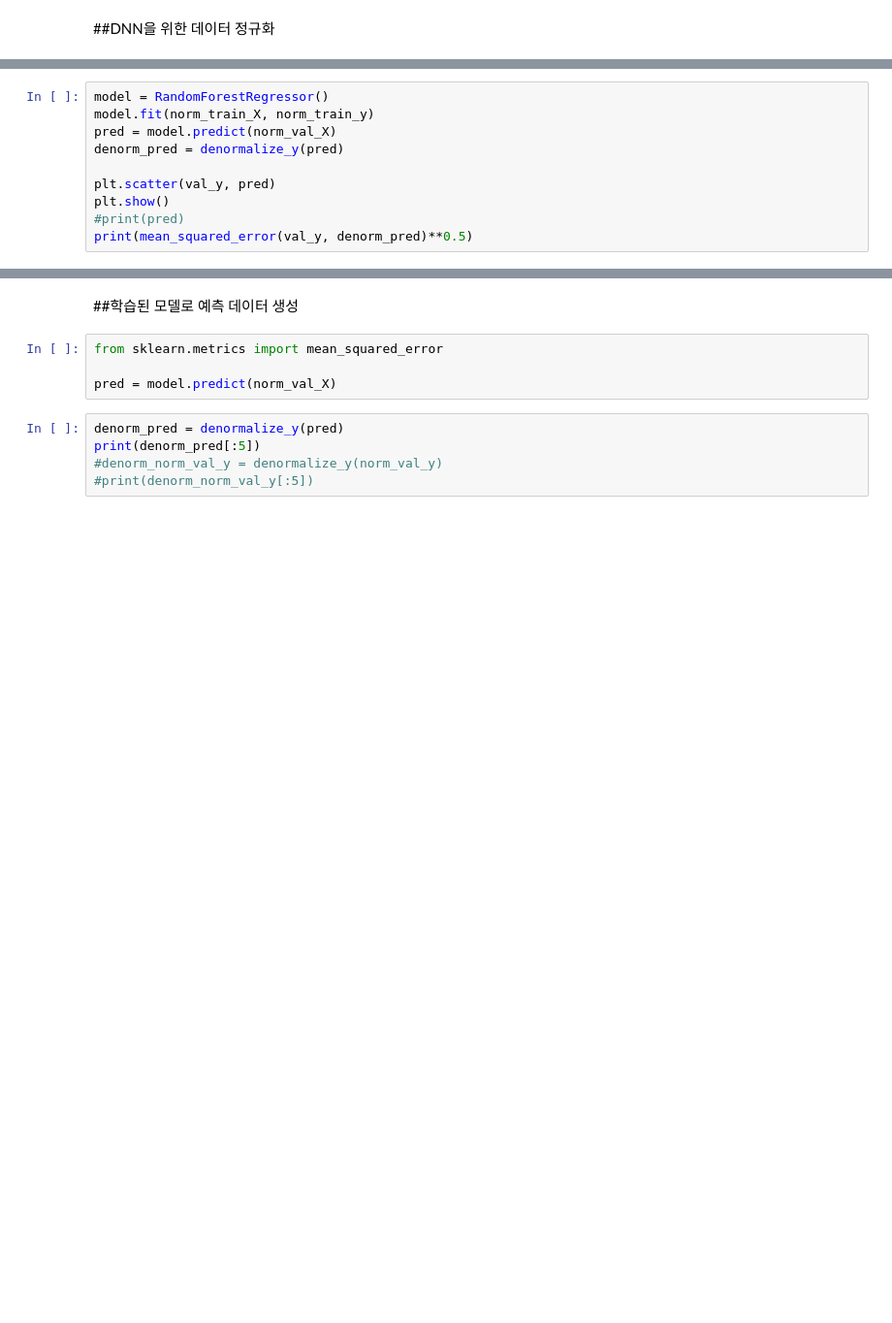
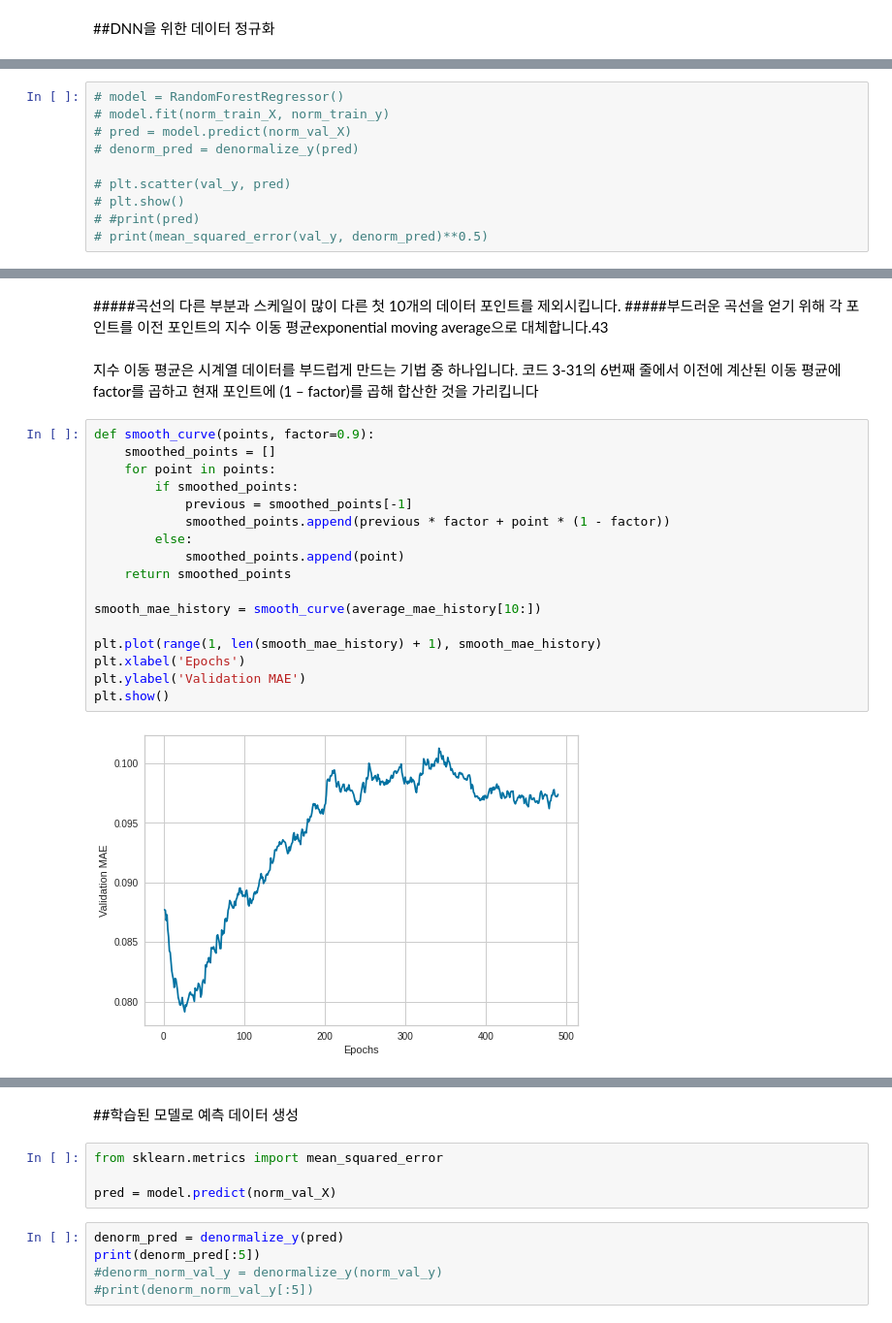
Before and after one commit to hoohahaBIGHEAD/AI, a Jupyter notebook: 따릉이_대여수_예측.ipynb, the cells around one changed output, grey strips where cells are left out. Shown: that part at 97% size. Cells and saved outputs as stored; diff of their text form; blank space fills up the shorter version.

```diff
--- a/따릉이_대여수_예측.ipynb
+++ b/따릉이_대여수_예측.ipynb
@@ -296,13 +509,13 @@ print(norm_val_y[:5])
 # %%
-model = RandomForestRegressor()
-model.fit(norm_train_X, norm_train_y)
-pred = model.predict(norm_val_X)
-denorm_pred = denormalize_y(pred)
+# model = RandomForestRegressor()
+# model.fit(norm_train_X, norm_train_y)
+# pred = model.predict(norm_val_X)
+# denorm_pred = denormalize_y(pred)
 
-plt.scatter(val_y, pred)
-plt.show()
-#print(pred)
-print(mean_squared_error(val_y, denorm_pred)**0.5)
+# plt.scatter(val_y, pred)
+# plt.show()
+# #print(pred)
+# print(mean_squared_error(val_y, denorm_pred)**0.5)
 # %%
 import pandas as pd
 
@@ -334,0 +612,24 @@ print("mape=", mape)
+# %% [markdown]
+#####곡선의 다른 부분과 스케일이 많이 다른 첫 10개의 데이터 포인트를 제외시킵니다.
+#####부드러운 곡선을 얻기 위해 각 포인트를 이전 포인트의 지수 이동 평균exponential moving average으로 대체합니다.43
+# %% [markdown]
+지수 이동 평균은 시계열 데이터를 부드럽게 만드는 기법 중 하나입니다. 코드 3-31의 6번째 줄에서 이전에 계산된 이동 평균에 factor를 곱하고 현재 포인트에 (1 – factor)를 곱해 합산한 것을 가리킵니다
+# %%
+def smooth_curve(points, factor=0.9):
+    smoothed_points = []
+    for point in points:
+        if smoothed_points:
+            previous = smoothed_points[-1]
+            smoothed_points.append(previous * factor + point * (1 - factor))
+        else:
+            smoothed_points.append(point)
+    return smoothed_points
+
+smooth_mae_history = smooth_curve(average_mae_history[10:])
+
+plt.plot(range(1, len(smooth_mae_history) + 1), smooth_mae_history)
+plt.xlabel('Epochs')
+plt.ylabel('Validation MAE')
+plt.show()
+# %% [output]
+[figure, added]
```
Also changed, not shown: parts of 43 cells of this notebook.
